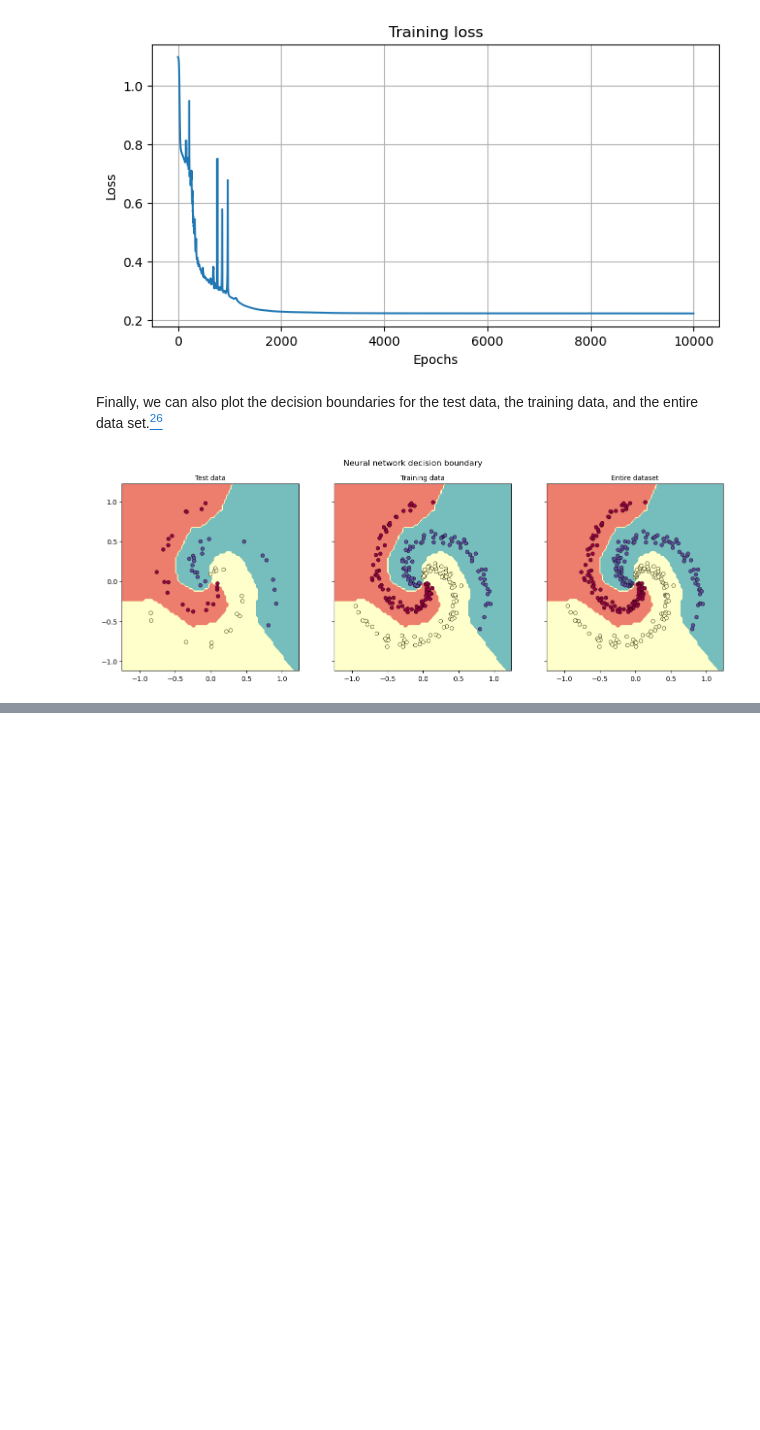
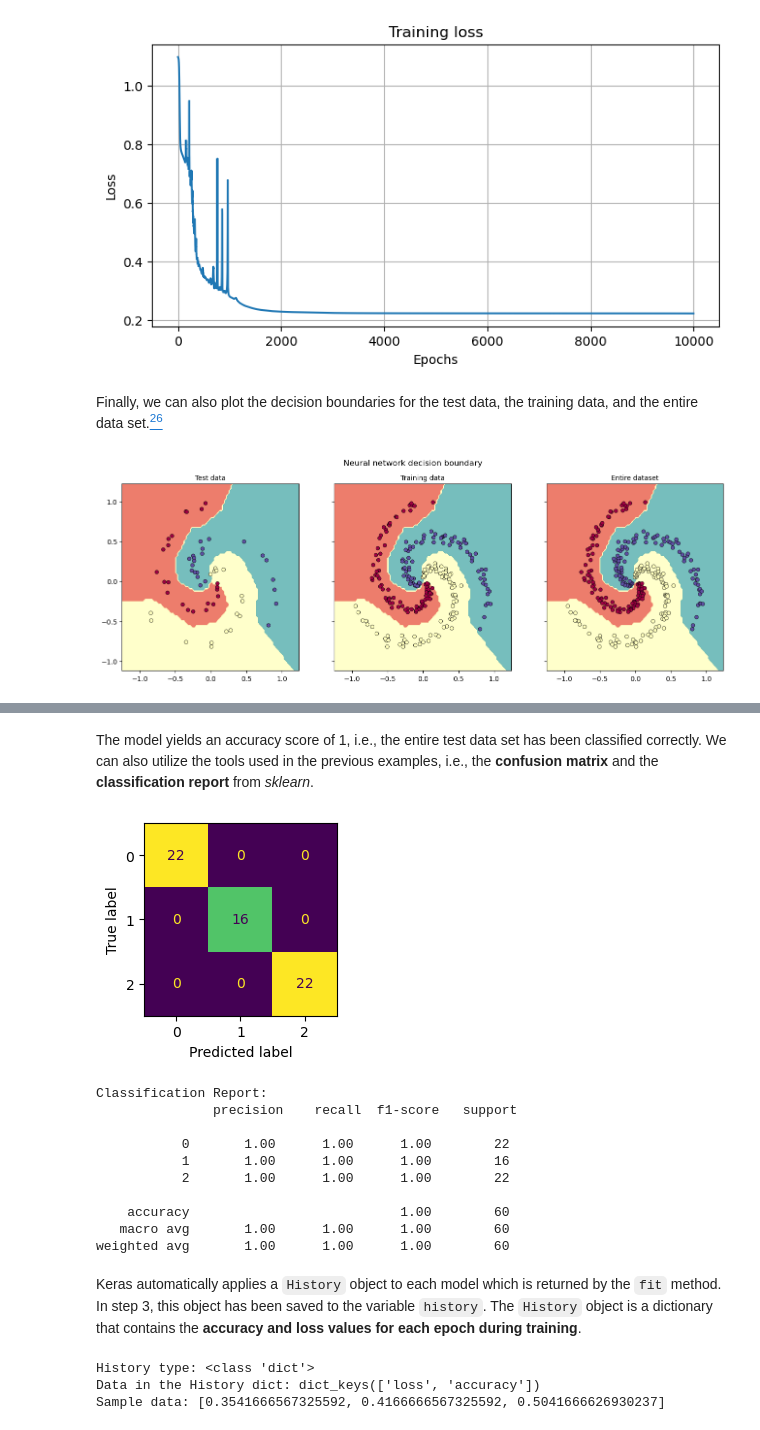
Before and after one commit to thomasjenny/neural_networks_basics, a Jupyter notebook: Neural_Networks.ipynb, the cells around one changed output, grey strips where cells are left out. Drawn from its saved outputs; the diff is of its cells as text; code cells hidden in the pictures; blank space fills up the shorter version.

Commit message:
Added Keras example

```diff
--- a/Neural_Networks.ipynb
+++ b/Neural_Networks.ipynb
@@ -857,0 +953,18 @@ plot_neural_network(X_test, y_test, X_train, y_train, X, y, W_learned, b_learned
+# %%
+# 3. FITTING THE NETWORK
+# One-hot encoding for train and test class labels
+y_train_cat = tf.keras.utils.to_categorical(y_train, 3)
+y_test_cat = tf.keras.utils.to_categorical(y_test, 3)
+print(f"One-hot example: \n{y_train_cat[:3]}")
+
+# Train the neural network & time training duration
+start = time.time()
+
+history = model.fit(X_train,
+                    y_train_cat,
+                    epochs = 500,
+                    verbose = 0)
+
+end = time.time()
+training_duration = end - start
+print(f"\nModel fitted. \nTraining duration: {training_duration:.2f} seconds")
@@ -857,0 +983,3 @@ plot_neural_network(X_test, y_test, X_train, y_train, X, y, W_learned, b_learned
+# %%
+prediction = np.argmax(model.predict(X_test), axis = 1)
+print(prediction)
@@ -857,0 +1000,35 @@ plot_neural_network(X_test, y_test, X_train, y_train, X, y, W_learned, b_learned
+# %% [markdown]
+The model yields an accuracy score of 1, i.e., the entire test data set has been classified correctly. We can also utilize the tools used in the previous examples, i.e., the **confusion matrix** and the **classification report** from *sklearn*.
+# %%
+# Confusion matrix
+conf = confusion_matrix(prediction, y_test)
+disp = ConfusionMatrixDisplay(conf)
+fig, ax = plt.subplots(figsize = (2.5, 2.5))
+disp.plot(ax = ax, colorbar = False)
+plt.show()
+
+# Classification report
+report = classification_report(prediction, y_test, digits = 2, zero_division = 0.0)
+print(f"Classification Report:\n {report}")
+# %% [output]
+[figure, added]
+Classification Report:
+               precision    recall  f1-score   support
+
+           0       1.00      1.00      1.00        22
+           1       1.00      1.00      1.00        16
+           2       1.00      1.00      1.00        22
+
+    accuracy                           1.00        60
+   macro avg       1.00      1.00      1.00        60
+weighted avg       1.00      1.00      1.00        60
+# %% [markdown]
+Keras automatically applies a `History` object to each model which is returned by the `fit` method. In step 3, this object has been saved to the variable `history`. The `History` object is a dictionary that contains the **accuracy and loss values for each epoch during training**.
+# %%
+print("History type:", type(history.history))
+print("Data in the History dict:", history.history.keys())
+print("Sample data:", history.history["accuracy"][:3])
+# %% [output]
+History type: <class 'dict'>
+Data in the History dict: dict_keys(['loss', 'accuracy'])
+Sample data: [0.3541666567325592, 0.4166666567325592, 0.5041666626930237]
```
Also changed, not shown: parts of 29 cells of this notebook.
